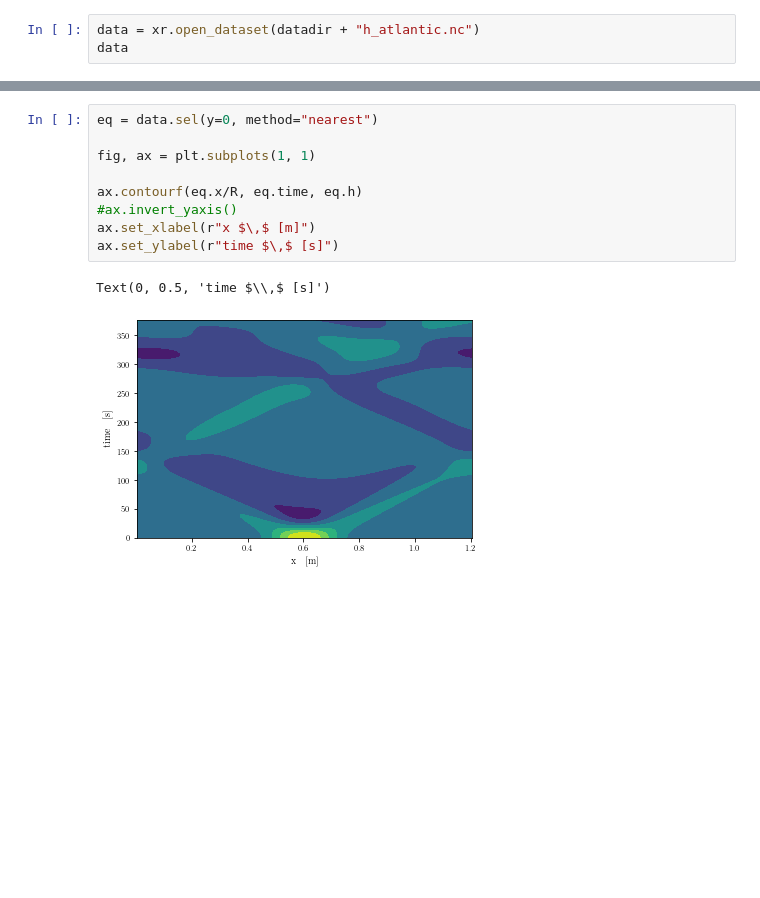
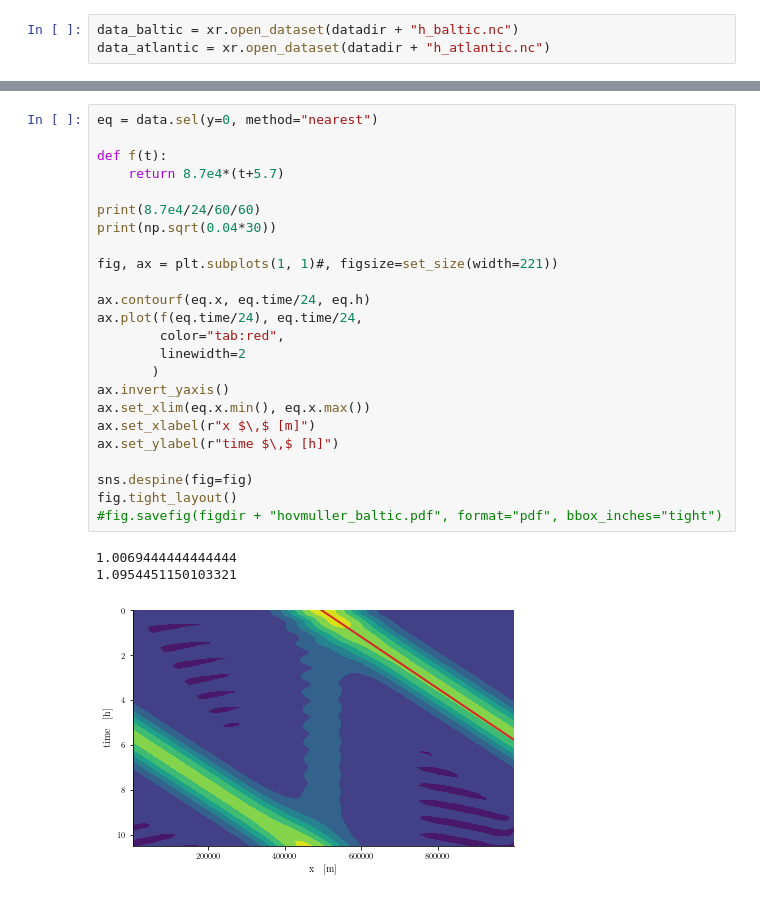
Before and after one commit to janadr/MO8004, a Jupyter notebook: L2/scripts/plot_surfaceheight.py.ipynb, the cells around one changed output, grey strips where cells are left out. Drawn from its saved outputs; the diff is of its cells as text; blank space fills up the shorter version.

```diff
--- a/L2/scripts/plot_surfaceheight.py.ipynb
+++ b/L2/scripts/plot_surfaceheight.py.ipynb
@@ -32,3 +26,3 @@ Attributes:
 # %%
-data = xr.open_dataset(datadir + "h_atlantic.nc")
-data
+data_baltic = xr.open_dataset(datadir + "h_baltic.nc")
+data_atlantic = xr.open_dataset(datadir + "h_atlantic.nc")
@@ -97,12 +140,28 @@ anim.save(figdir + "kelvin_atlantic.mp4", writer=animation.FFMpegWriter())
 # %%
 eq = data.sel(y=0, method="nearest")
 
-fig, ax = plt.subplots(1, 1)
+def f(t):
+    return 8.7e4*(t+5.7)
 
-ax.contourf(eq.x/R, eq.time, eq.h)
-#ax.invert_yaxis()
+print(8.7e4/24/60/60)
+print(np.sqrt(0.04*30))
+
+fig, ax = plt.subplots(1, 1)#, figsize=set_size(width=221))
+
+ax.contourf(eq.x, eq.time/24, eq.h)
+ax.plot(f(eq.time/24), eq.time/24,
+        color="tab:red",
+        linewidth=2
+       )
+ax.invert_yaxis()
+ax.set_xlim(eq.x.min(), eq.x.max())
 ax.set_xlabel(r"x $\,$ [m]")
-ax.set_ylabel(r"time $\,$ [s]")
+ax.set_ylabel(r"time $\,$ [h]")
+
+sns.despine(fig=fig)
+fig.tight_layout()
+#fig.savefig(figdir + "hovmuller_baltic.pdf", format="pdf", bbox_inches="tight")
 # %% [output]
-Text(0, 0.5, 'time $\\,$ [s]')
+1.0069444444444444
+1.0954451150103321
-[figure, old version]
+[figure, new version]
```
Also changed, not shown: parts of 7 cells of this notebook, 20 other files.
